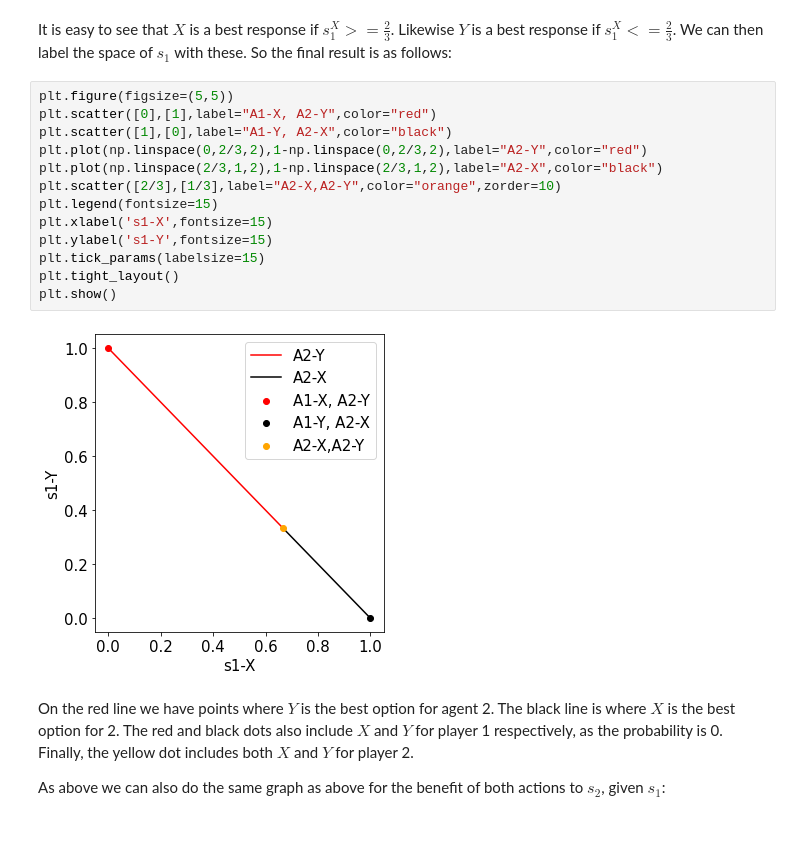
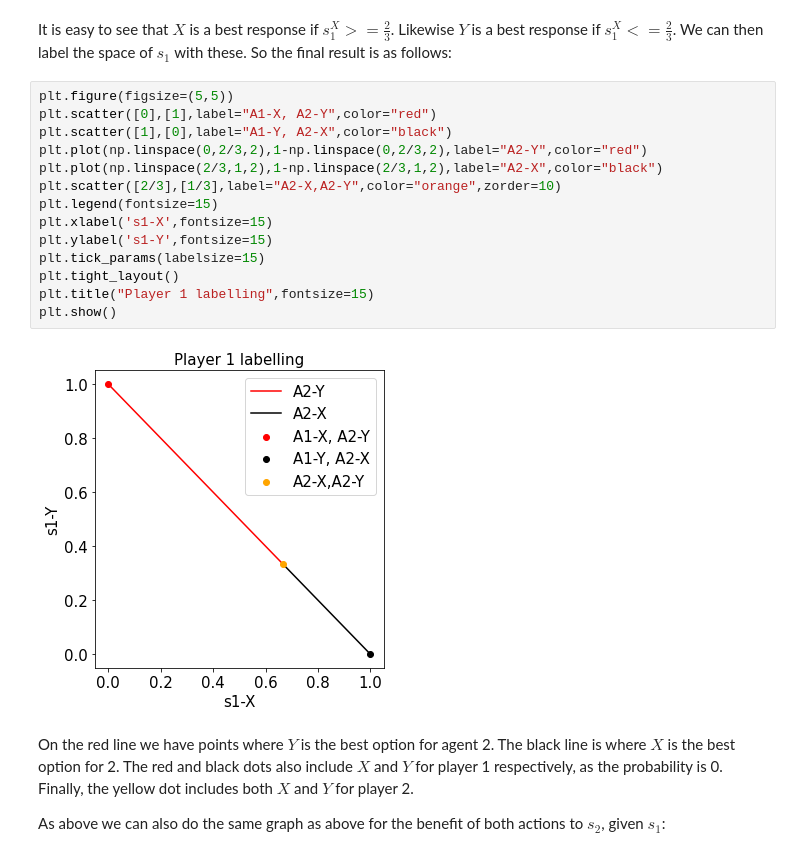
Before and after one commit to GiottoFrean/Multiagent_Systems, a Jupyter notebook: 4 Computing solution concepts for Normal-Form games/A - Computing Nash equilibria.ipynb, the cells around one changed output. Cells and saved outputs as stored; diff of their text form.

```diff
--- a/4 Computing solution concepts for Normal-Form games/A - Computing Nash equilibria.ipynb
+++ b/4 Computing solution concepts for Normal-Form games/A - Computing Nash equilibria.ipynb
@@ -294,18 +297,19 @@ It is easy to see that $X$ is a best response if $s_1^X>=\frac{2}{3}$. Likewise
 # %%
 plt.figure(figsize=(5,5))
 plt.scatter([0],[1],label="A1-X, A2-Y",color="red")
 plt.scatter([1],[0],label="A1-Y, A2-X",color="black")
 plt.plot(np.linspace(0,2/3,2),1-np.linspace(0,2/3,2),label="A2-Y",color="red")
 plt.plot(np.linspace(2/3,1,2),1-np.linspace(2/3,1,2),label="A2-X",color="black")
 plt.scatter([2/3],[1/3],label="A2-X,A2-Y",color="orange",zorder=10)
 plt.legend(fontsize=15)
 plt.xlabel('s1-X',fontsize=15)
 plt.ylabel('s1-Y',fontsize=15)
 plt.tick_params(labelsize=15)
 plt.tight_layout()
+plt.title("Player 1 labelling",fontsize=15)
 plt.show()
 # %% [output]
-[figure, old version]
+[figure, new version]
 # %% [markdown]
 On the red line we have points where $Y$ is the best option for agent 2. The black line is where $X$ is the best option for 2. The red and black dots also include $X$ and $Y$ for player 1 respectively, as the probability is 0. Finally, the yellow dot includes both $X$ and $Y$ for player 2.
 
```
Also changed, not shown: parts of 10 cells of this notebook.
